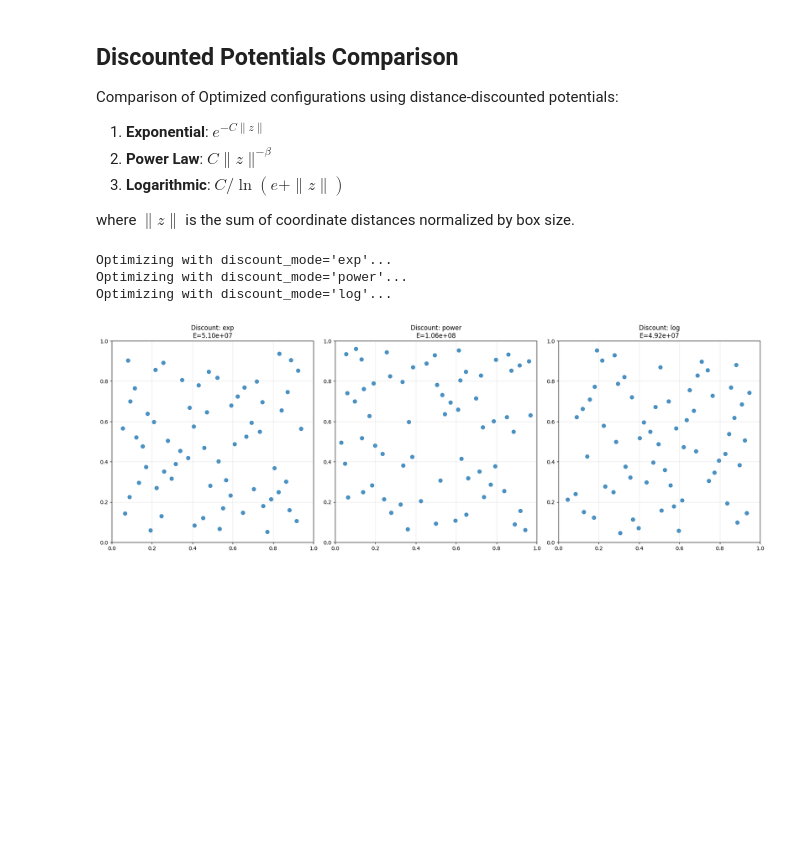
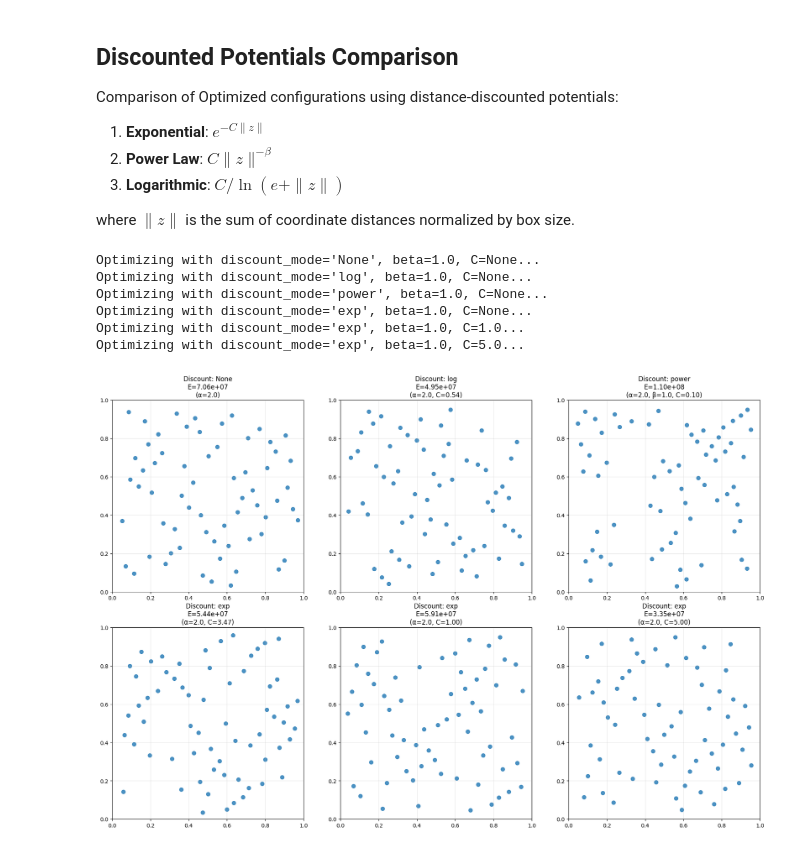
Before and after one commit to baba-yaga/design_ml, a Jupyter notebook: low_discrepancy_comparison.ipynb, the cells around one changed output. Saved outputs shown, nothing was run; the diff lists cells and outputs as text; code cells hidden in the pictures; blank space fills up the shorter version.

```diff
--- a/low_discrepancy_comparison.ipynb
+++ b/low_discrepancy_comparison.ipynb
@@ -141,9 +175,19 @@ Optimized Energy: 2.0407e+04
 # %% [markdown]
 ## 3D Comparison
 # %%
+# --- Simulation Parameters ---
 d = 3
 n = 100
-configs_3d, energies_3d = analyze_configurations(d, n)
+alpha = 2.0
+discount_mode = None
+discount_beta = 1.0
+discount_C = None
+# -----------------------------
+
+configs_3d, energies_3d = analyze_configurations(d, n, alpha=alpha, discount_mode=discount_mode,
+                                                 discount_beta=discount_beta, discount_C=discount_C)
+
+param_str = f" (α={alpha})"
 
 for name in ['Random', 'Sobol', 'Optimized']:
     X = configs_3d[name]
@@ -154,5 +198,5 @@ for name in ['Random', 'Sobol', 'Optimized']:
             marker=dict(size=5, opacity=0.8)
         )
     ])
-    fig.update_layout(title=f"3D - {name} (E={energies_3d[name]:.2e})")
+    fig.update_layout(title=f"3D - {name} (E={energies_3d[name]:.2e}){param_str}")
     fig.show()
@@ -205,32 +240,51 @@ Comparison of Optimized configurations using distance-discounted potentials:
 
 where $\|z\|$ is the sum of coordinate distances normalized by box size.
 # %%
+# --- Simulation Parameters ---
 d = 2
 n = 64
-modes = ['exp', 'power', 'log']
-beta = 1.0
+modes = [None, 'log', 'power', 'exp', 'exp', 'exp']
 
-fig, axes = plt.subplots(1, 3, figsize=(18, 6))
+# Explicit Parameters
+alpha = 2.0
+discount_beta = 1.0
+discount_C_list = [None, None, None, None, 1.0, 5.0]  # Renamed to avoid confusion
+# -----------------------------
 
-for ax, mode in zip(axes, modes):
-    print(f"Optimizing with discount_mode='{mode}'...")
+fig, axes = plt.subplots(2, 3, figsize=(18, 12))
+axes = axes.flatten()
+
+for ax, mode, C_val in zip(axes, modes, discount_C_list):
+    print(f"Optimizing with discount_mode='{mode}', beta={discount_beta}, C={C_val}...")
     opt = ProductPotentialOptimizer(d, n,
                                     repulsive_boundary=True,
+                                    alpha=alpha,
                                     discount_mode=mode,
-                                    discount_beta=beta)
+                                    discount_beta=discount_beta,
+                                    discount_C=C_val)
     X_opt = opt.optimize(maxiter=1500)
     E = opt.compute_energy(X_opt.flatten())
 
+    params_str = f"α={alpha}"
+    if mode == 'power':
+        params_str += f", β={discount_beta}"
+    # Now opt.discount_C is guaranteed to be the float used (auto or explicit)
+    if opt.discount_C is not None:
+        params_str += f", C={opt.discount_C:.2f}"
+
     ax.scatter(X_opt[:, 0], X_opt[:, 1], s=50, alpha=0.8)
-    ax.set_title(f"Discount: {mode}\nE={E:.2e}")
+    ax.set_title(f"Discount: {mode}\nE={E:.2e}\n({params_str})")
     ax.set_xlim(0, 1); ax.set_ylim(0, 1)
     ax.set_aspect('equal')
     ax.grid(True, alpha=0.3)
 
 plt.tight_layout()
 plt.show()
 # %% [output]
-Optimizing with discount_mode='exp'...
-Optimizing with discount_mode='power'...
-Optimizing with discount_mode='log'...
+Optimizing with discount_mode='None', beta=1.0, C=None...
+Optimizing with discount_mode='log', beta=1.0, C=None...
+Optimizing with discount_mode='power', beta=1.0, C=None...
+Optimizing with discount_mode='exp', beta=1.0, C=None...
+Optimizing with discount_mode='exp', beta=1.0, C=1.0...
+Optimizing with discount_mode='exp', beta=1.0, C=5.0...
-[figure, old version]
+[figure, new version]
```
Also changed, not shown: parts of 5 cells of this notebook, 5 other files.
